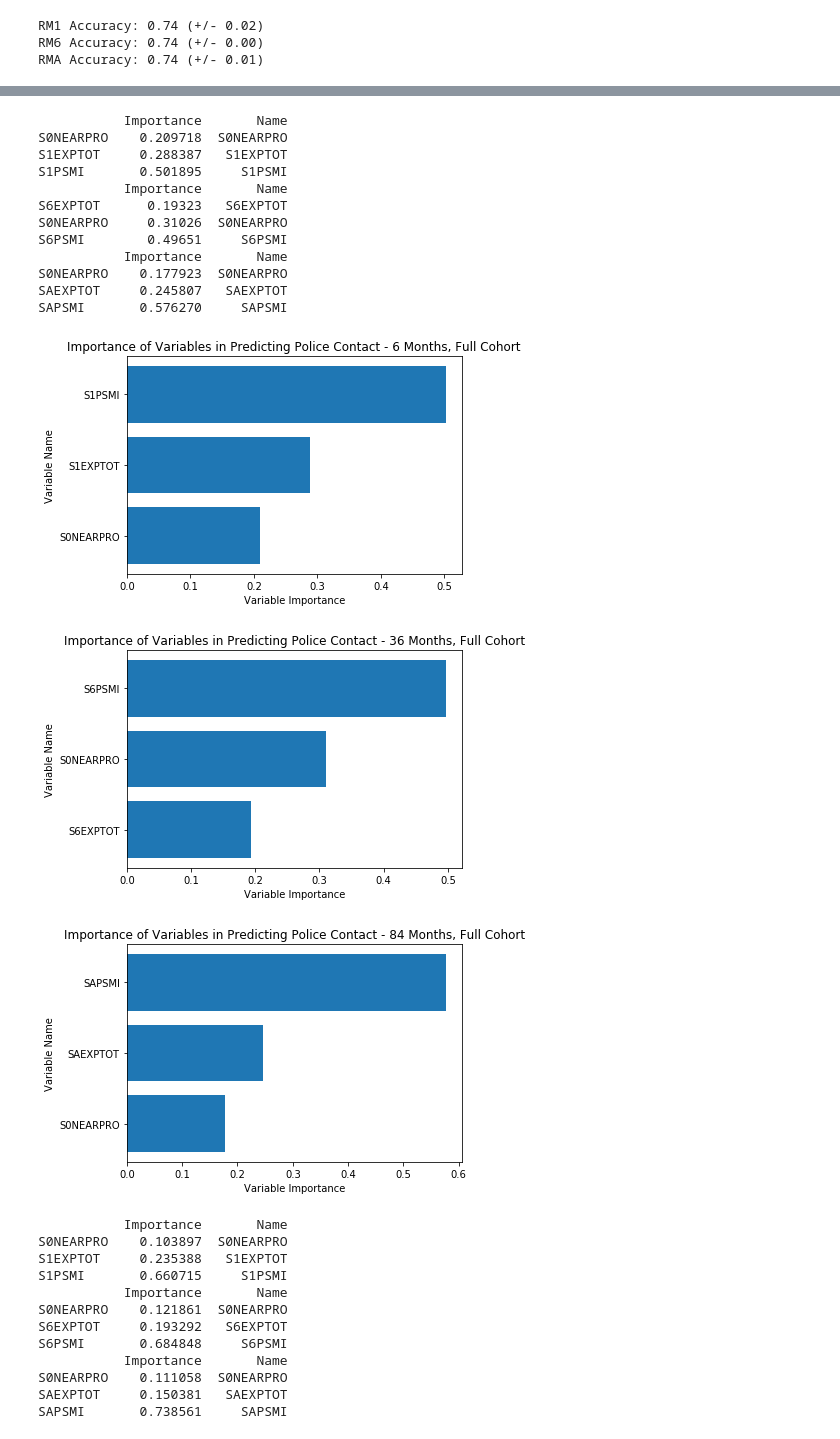
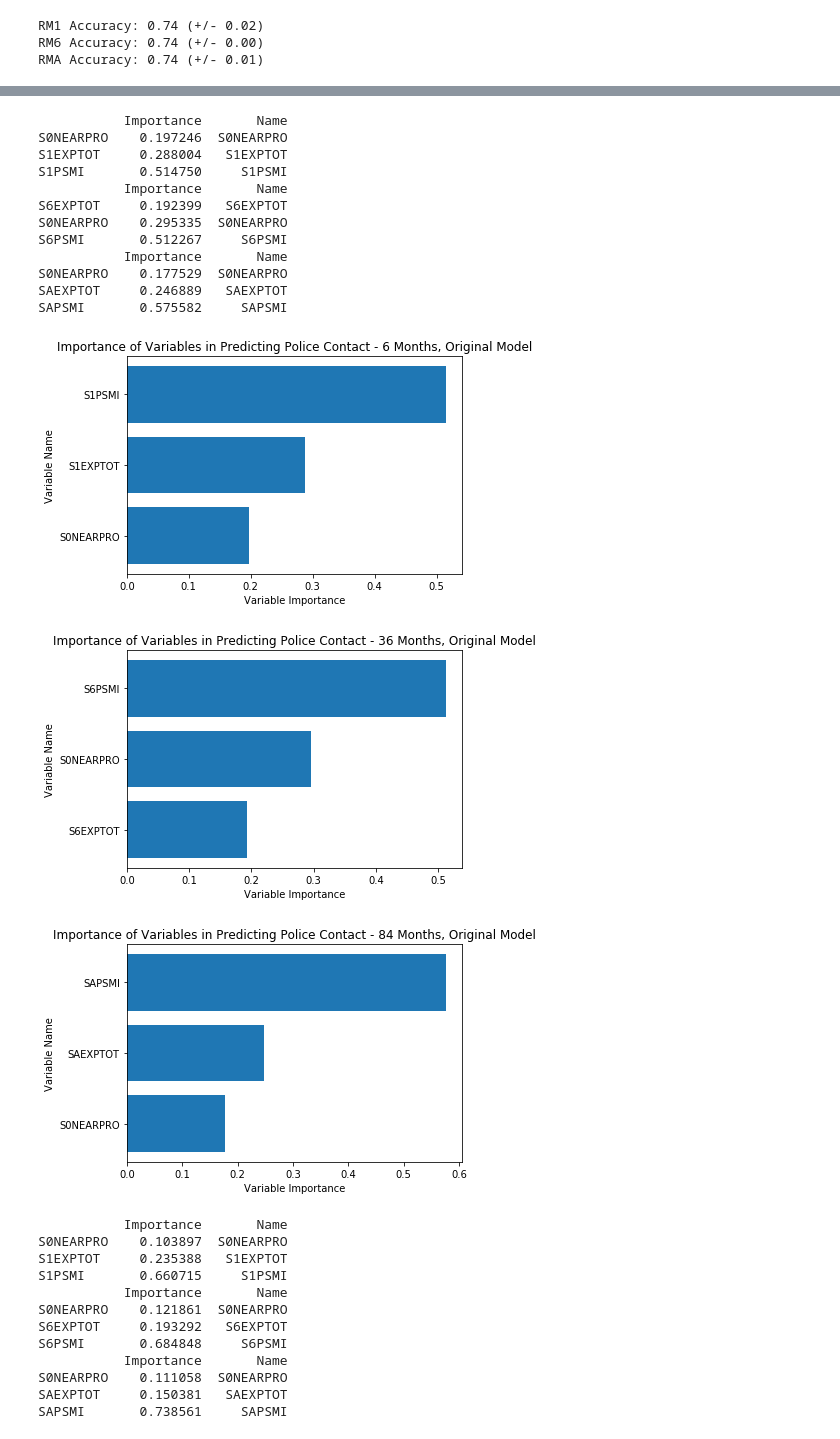
Before and after one commit to rechnikov/ppol-670-cl1190, a Jupyter notebook: ResearchMemoCode.ipynb, the cells around one changed output, grey strips where cells are left out. Saved outputs shown, nothing was run; the diff lists cells and outputs as text; code cells hidden in the pictures.

```diff
--- a/ResearchMemoCode.ipynb
+++ b/ResearchMemoCode.ipynb
@@ -449,46 +436,46 @@ graph
 # %%
 ## Feature Importances
 # Define function to generate feature importances
 
 def featimpbar(model, featurevar, title):
     # Generate Feature Importance Values
     Vdf_dict = dict(zip(featurevar.columns, model.feature_importances_))
     # Create DataFrame using values
     Vdf = pd.DataFrame.from_dict(Vdf_dict, orient = 'index')
     Vdf['VarName'] = Vdf.index
     Vdf.columns = 'Importance', 'Name'
     Vdf = Vdf.sort_values(by=['Importance', 'Name'])
     # Make barplot for feature importances
     fig = plt.figure()
     plt.barh(Vdf.Name, Vdf.Importance)
     plt.xlabel('Variable Importance')
     plt.ylabel('Variable Name')
     plt.title(title)
-    fig.savefig('featplot' + title + '.png')
+    fig.savefig('featplot' + title + '.png', bbox_inches='tight')
     Vdf.to_csv('FImportance' + title + '.csv')
     print(Vdf)
 
 
 # Barplot for full models
-featimpbar(TreemodelS1, XvaluesS1, 'Importance of Variables in Predicting Police Contact - 6 Months, Full Cohort')
-featimpbar(TreemodelS6, XvaluesS6, 'Importance of Variables in Predicting Police Contact - 36 Months, Full Cohort')
-featimpbar(TreemodelSA, XvaluesSA, 'Importance of Variables in Predicting Police Contact - 84 Months, Full Cohort')
+featimpbar(TreemodelS1, XvaluesS1, 'Importance of Variables in Predicting Police Contact - 6 Months, Original Model')
+featimpbar(TreemodelS6, XvaluesS6, 'Importance of Variables in Predicting Police Contact - 36 Months, Original Model')
+featimpbar(TreemodelSA, XvaluesSA, 'Importance of Variables in Predicting Police Contact - 84 Months, Original Model')
 # %% [output]
            Importance       Name
-S0NEARPRO    0.209718  S0NEARPRO
-S1EXPTOT     0.288387   S1EXPTOT
-S1PSMI       0.501895     S1PSMI
+S0NEARPRO    0.197246  S0NEARPRO
+S1EXPTOT     0.288004   S1EXPTOT
+S1PSMI       0.514750     S1PSMI
            Importance       Name
-S6EXPTOT      0.19323   S6EXPTOT
-S0NEARPRO     0.31026  S0NEARPRO
-S6PSMI        0.49651     S6PSMI
+S6EXPTOT     0.192399   S6EXPTOT
+S0NEARPRO    0.295335  S0NEARPRO
+S6PSMI       0.512267     S6PSMI
            Importance       Name
-S0NEARPRO    0.177923  S0NEARPRO
-SAEXPTOT     0.245807   SAEXPTOT
-SAPSMI       0.576270     SAPSMI
+S0NEARPRO    0.177529  S0NEARPRO
+SAEXPTOT     0.246889   SAEXPTOT
+SAPSMI       0.575582     SAPSMI
-[figure, old version]
+[figure, new version]
-[figure, old version]
+[figure, new version]
-[figure, old version]
+[figure, new version]
 # %%
 # Feature Importance Graphs of Random Forest model - General cohort
 featimpbar(RandommodelS1, XvaluesS1, 'Importance of Variables in Predicting Police Contact - RF Model, 6 Months')
```
Also changed, not shown: parts of 10 cells of this notebook.
